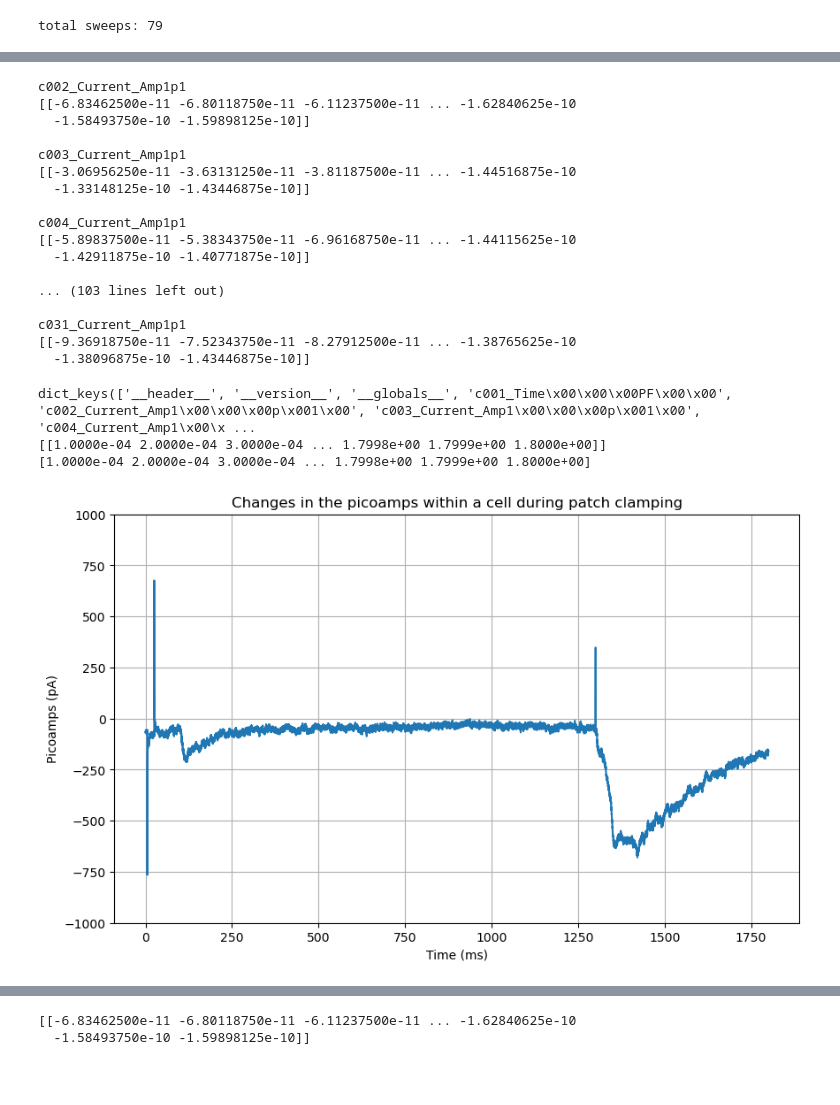
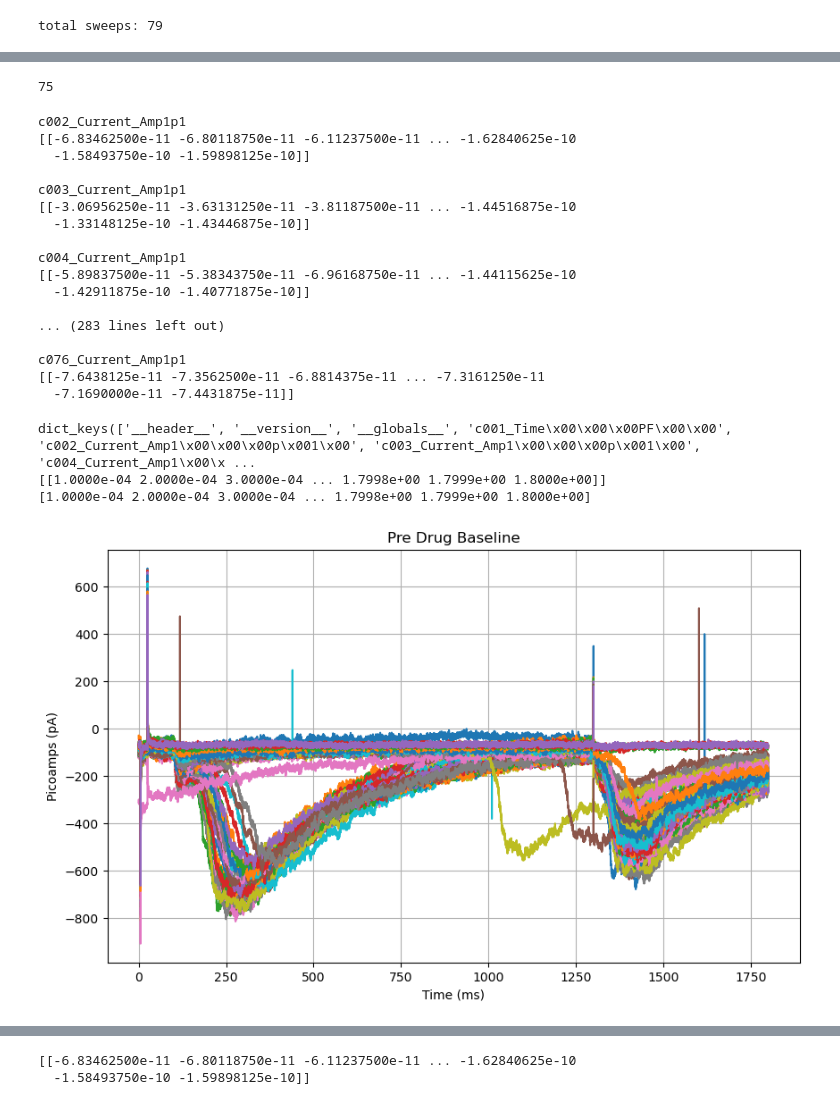
Before and after one commit to joyadler/Analysis_code, a Jupyter notebook: Analysis_code.ipynb, the cells around one changed output, grey strips where cells are left out. Saved outputs shown, nothing was run; the diff lists cells and outputs as text; code cells hidden in the pictures; blank space fills up the shorter version.

```diff
--- a/Analysis_code.ipynb
+++ b/Analysis_code.ipynb
@@ -6,13 +22,13 @@ import pandas as pd
 # %% [markdown]
 # Read in files
 # %%
-data = loadmat("/Users/joyadler/Desktop/FordLab/RawData/20221017_001.mat")
+data = loadmat("/Users/joyadler/Documents/FordLab/RawData/20221017_001.mat")
 # %%
 print("total sweeps: " + str(len(data)))
 # %% [output]
 total sweeps: 79
 # %%
-for i in range(30):
+for i in range(79):
     first_sweep_key = list(data.keys())[i]
     first_value = data[first_sweep_key]
 
@@ -40,3 +56,7 @@ c027_Current_Amp1p1
+# %%
+len(new_data.keys())
+# %% [output]
+75
 # %%
 new_data = data.copy()  # Create a copy of the original dictionary
 
@@ -44,7 +64,7 @@ for i in range(4):  # Remove the first three keys from the copy
     first_sweep_key = list(new_data.keys())[0]
     new_data.pop(first_sweep_key)
 
-for i in range(30):  # Modify this line if the dictionary has fewer than 30 keys left
+for i in range(len(new_data.keys())):  # Modify this line if the dictionary has fewer than 30 keys left
     first_sweep_key = list(new_data.keys())[i]
     first_value = new_data[first_sweep_key]
 
@@ -64,9 +84,9 @@ c004_Current_Amp1p1
 [[-5.89837500e-11 -5.38343750e-11 -6.96168750e-11 ... -1.44115625e-10
   -1.42911875e-10 -1.40771875e-10]]
 
-... (103 lines left out)
+... (283 lines left out)
 
-c031_Current_Amp1p1
-[[-9.36918750e-11 -7.52343750e-11 -8.27912500e-11 ... -1.38765625e-10
-  -1.38096875e-10 -1.43446875e-10]]
+c076_Current_Amp1p1
+[[-7.6438125e-11 -7.3562500e-11 -6.8814375e-11 ... -7.3161250e-11
+  -7.1690000e-11 -7.4431875e-11]]
 # %%
@@ -84,22 +102,26 @@ dict_keys(['__header__', '__version__', '__globals__', 'c001_Time\x00\x00\x00PF\
 [[1.0000e-04 2.0000e-04 3.0000e-04 ... 1.7998e+00 1.7999e+00 1.8000e+00]]
 [1.0000e-04 2.0000e-04 3.0000e-04 ... 1.7998e+00 1.7999e+00 1.8000e+00]
 # %%
-plt.figure(figsize=(10, 6))  # Create a new figure with a custom size (optional)
+plt.figure(figsize=(10, 6))  # Create a new figure to look at your sweeps
 
-# Plot picoamp data over time for each trial
-for trial_name, pA in new_data.items():
-    pA = np.array(pA).flatten()  # flatten the array if it is 2D
+
+# Plot pA data over time for each trial
+for trial_name, pA in list(new_data.items()):
+    pA = np.array(pA).flatten()  # flatten the array becuase it is 2D
     times = np.linspace(0, len(pA)/10, len(pA))  # create a time array
     plt.plot(times, pA * 1e12)  # multiplying by 1e12 to convert the unit from A to pA
-    break  # Break the loop after the first iteration
+   # break  # Break the loop after the first iteration
 
-plt.ylim(-1000, 1000) # adjust this according to your data range in pA
+
+#plt.ylim(-800, 800) # adjust data range in pA
+#plt.xlim(1250, 1500) # adjust this according to your data range in pA
+
 plt.xlabel('Time (ms)')  # Add a label to the x-axis
 plt.ylabel('Picoamps (pA)')  # Add a label to the y-axis
-plt.title('Changes in the picoamps within a cell during patch clamping')  # Add a title
+plt.title('Pre Drug Baseline')  # Add a title
 
 plt.grid(True)  # Show grid lines (optional)
 
 plt.show()  # Display the plot
 # %% [output]
-[figure, old version]
+[figure, new version]
```
Also changed, not shown: parts of 14 cells of this notebook.
